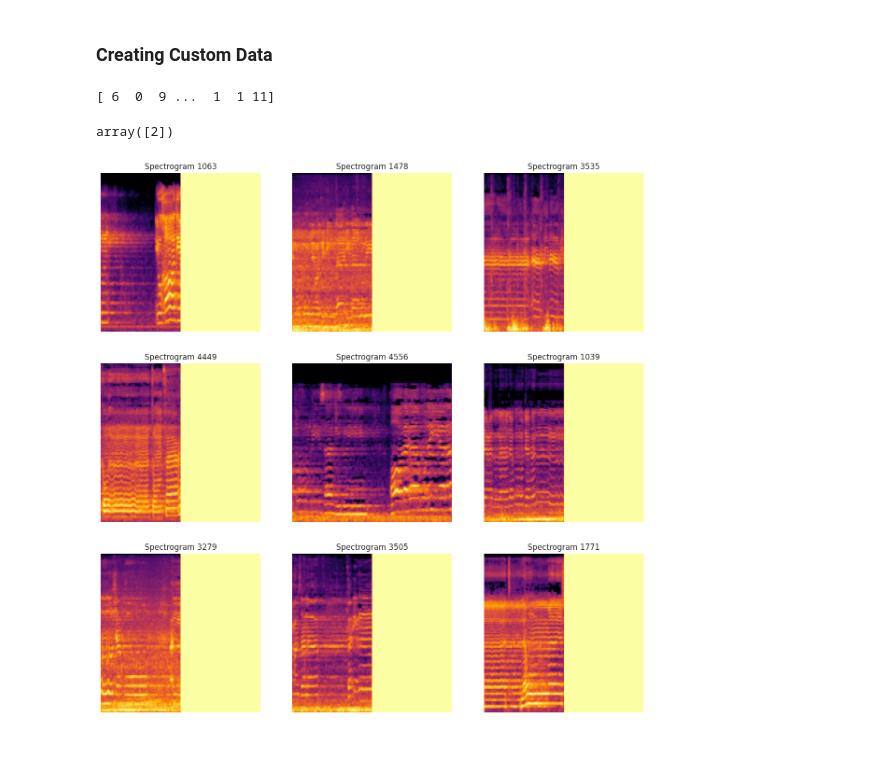
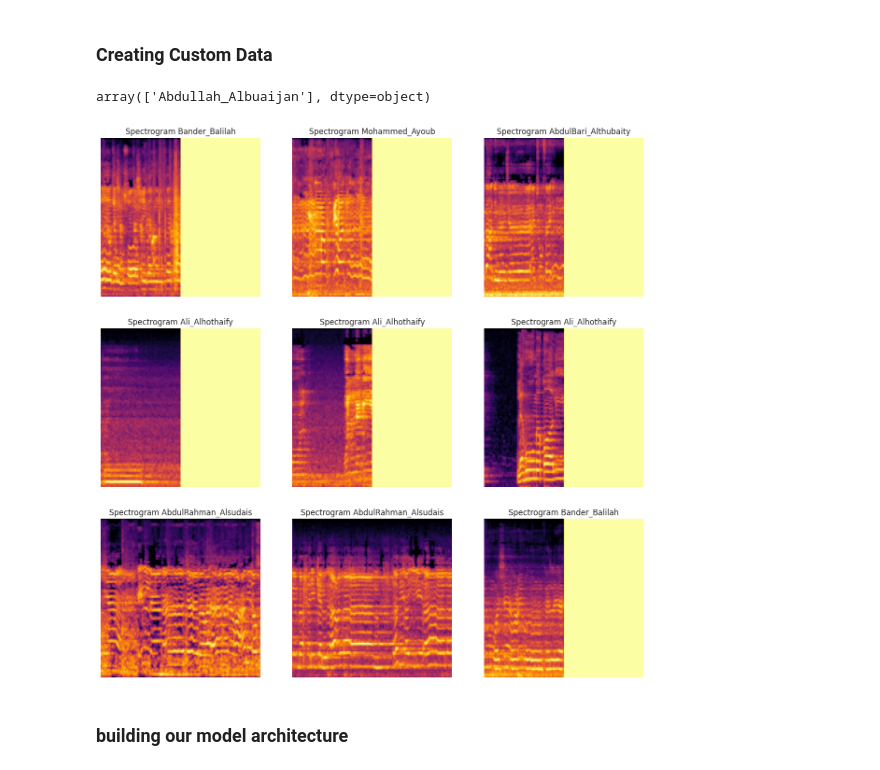
Before and after one commit to YassineSdk/Coran_recitation_classification_with_Pytorch, a Jupyter notebook: Coran_recitation_Classification.ipynb, the cells around one changed output. Saved outputs shown, nothing was run; the diff lists cells and outputs as text; code cells hidden in the pictures.

```diff
--- a/Coran_recitation_Classification.ipynb
+++ b/Coran_recitation_Classification.ipynb
@@ -91,14 +95,7 @@ validation data shape: 1003
 Testing data shape: 1003
 # %% [markdown]
 ### **Creating Custom Data**
-# %%
-original_labels = encoder.inverse_transform(df['Class'])
-print(original_labels)
-# %% [output]
-[ 6  0  9 ...  1  1 11]
 # %%
-encoder = LabelEncoder()
-encoder = encoder.fit(df['Class'])
 class Custom_audio_data(Dataset):
   def __init__(self,dataframe):
     self.dataframe = dataframe
@@ -125,19 +122,6 @@ class Custom_audio_data(Dataset):
     spec_resized = librosa.util.fix_length(spec_db,size=(duration * sr)//512+1)
     spec_resized = resize(spec_resized,(image_h,image_w),anti_aliasing=True)
     return spec_resized
-
-  def plot_spectrogram(self, index):
-    # Get the spectrogram for a given index
-    audio_sample = self.audios[index].squeeze(0).cpu().numpy()  # Convert to NumPy for plotting
-
-    # Plot the spectrogram
-    plt.figure(figsize=(10, 6))
-    plt.imshow(audio_sample, aspect='auto', origin='lower', cmap='inferno')
-    plt.colorbar(format='%+2.0f dB')
-    plt.title(f'Spectrogram for Index {index}')
-    plt.xlabel('Time')
-    plt.ylabel('Frequency')
-    plt.show()
 # %%
 train_data = Custom_audio_data(dataframe=train)
 test_data = Custom_audio_data(dataframe=test)
@@ -145,18 +129,20 @@ val_data = Custom_audio_data(dataframe=val)
 # %%
 encoder.inverse_transform([2])
 # %% [output]
-array([2])
+array(['Abdullah_Albuaijan'], dtype=object)
 # %%
 fig, ax = plt.subplots(3, 3, figsize=(15, 15))  # Increase the figsize for better visibility
 ax = ax.flatten()
 for i in range(len(ax)):
     idx = np.random.randint(0, len(train_data))  # Get a random index from the dataset
     ax[i].imshow(train_data[idx][0].squeeze(0).cpu().numpy(), aspect='auto', origin='lower', cmap='inferno')
-    label = train_data[idx][1]
-    ax[i].set_title(f'Spectrogram {}')
+    label = train_data[idx][1].item()
+    ax[i].set_title(f'Spectrogram {encoder.inverse_transform([label])[0]}')
     ax[i].axis('off')
 # %% [output]
-[figure, old version]
+[figure, new version]
+# %% [markdown]
+### **building our model architecture**
 # %%
 lr = 1e-4
 Batch_size = 16
```
Also changed, not shown: parts of 8 cells of this notebook.
